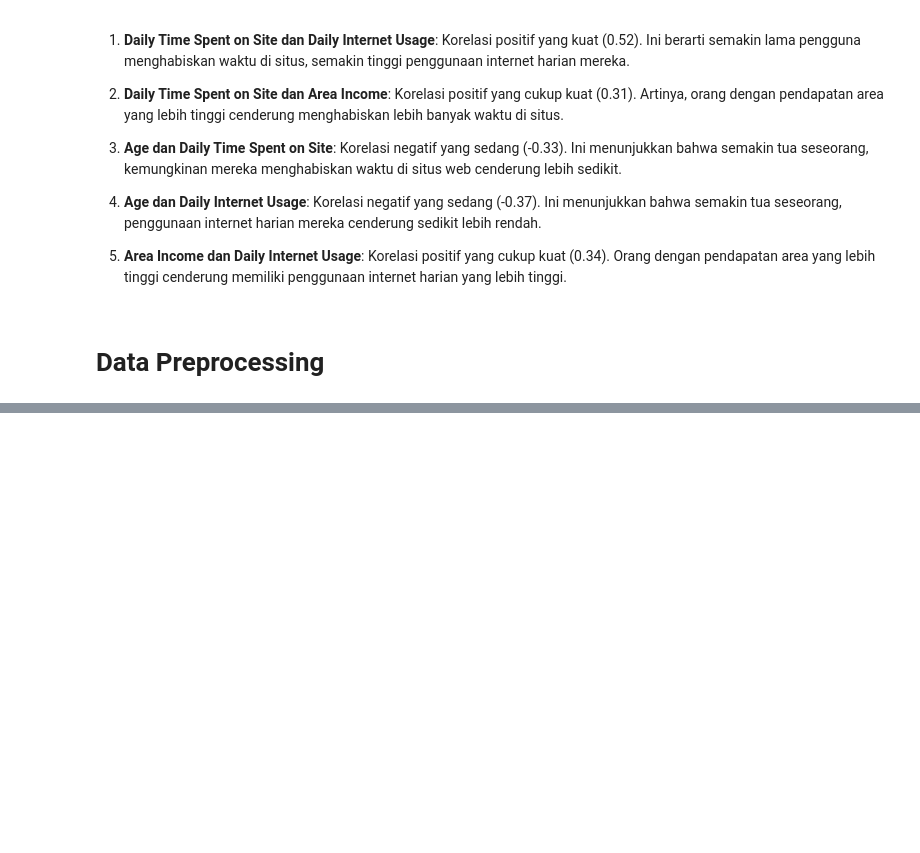
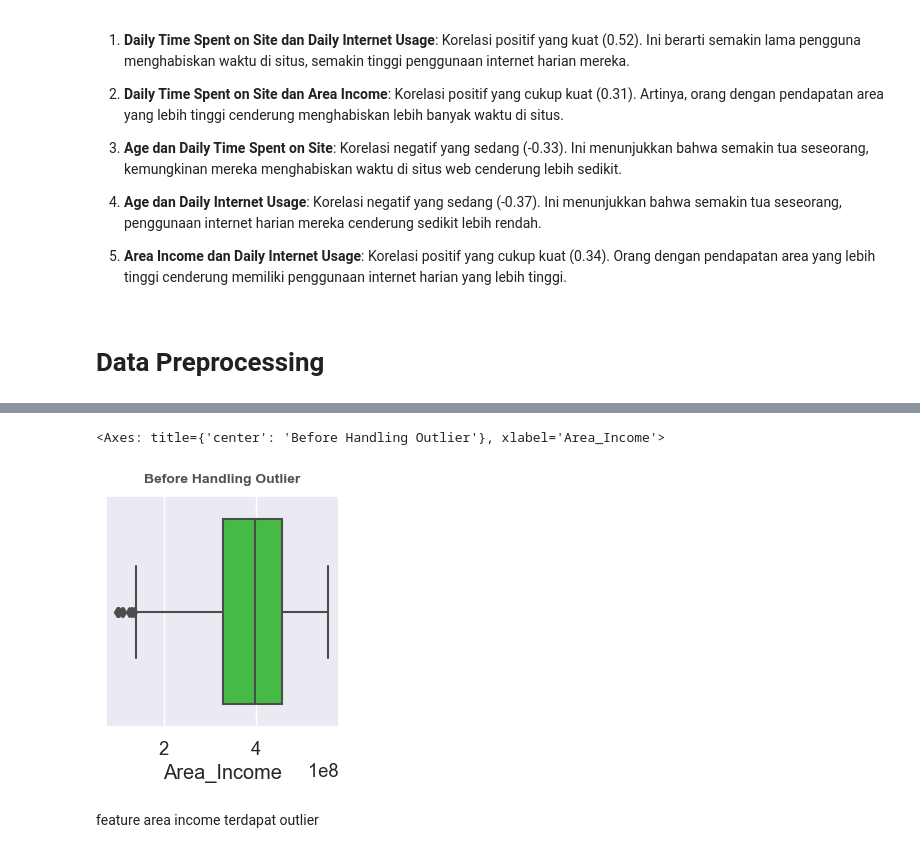
Before and after one commit to LimatanL/Predict-Customer-Clicked-Ads-Classification-by-Using-Machine-Learning, a Jupyter notebook: Predict-Customer-Clicked-Ads-Classification-by-Using-Machine-Learning.ipynb, the cells around one changed output, grey strips where cells are left out. Cells and saved outputs as stored; diff of their text form; code cells hidden in the pictures; blank space fills up the shorter version.

```diff
--- a/Predict-Customer-Clicked-Ads-Classification-by-Using-Machine-Learning.ipynb
+++ b/Predict-Customer-Clicked-Ads-Classification-by-Using-Machine-Learning.ipynb
@@ -331,0 +341,2 @@ plt.show()
+# %%
+df_prep = df_eda.copy()
@@ -331,0 +379,6 @@ plt.show()
+# %%
+# impute null value
+df_prep['Daily Time Spent on Site'].fillna(df_prep['Daily Time Spent on Site'].median(), inplace=True)
+df_prep['Area Income'].fillna(df_prep['Area Income'].median(), inplace=True)
+df_prep['Daily Internet Usage'].fillna(df_prep['Daily Internet Usage'].median(), inplace=True)
+df_prep['Male'].fillna(df_prep['Male'].mode()[0], inplace=True)
@@ -331,0 +391,7 @@ plt.show()
+# %%
+# rename feature Male to Gender
+df_prep.rename(columns = {"Male" : "Gender"}, inplace = True)
+# %%
+df_prep.rename(columns={'Daily Time Spent on Site': 'Daily_Time_Spent_on_Site',
+                   'Area Income': 'Area_Income',
+                   'Daily Internet Usage': 'Daily_Internet_Usage'}, inplace=True)
@@ -331,0 +415,9 @@ plt.show()
+# %%
+plt.figure(figsize=(3,3))
+plt.title('Before Handling Outlier', fontsize=10, fontweight='bold', alpha=0.8, y=1.02)
+sns.boxplot(x = df_prep['Area_Income'], color='limegreen')
+# %% [output]
+<Axes: title={'center': 'Before Handling Outlier'}, xlabel='Area_Income'>
+[figure, added]
+# %% [markdown]
+feature area income terdapat outlier
```
Also changed, not shown: parts of 46 cells of this notebook.
